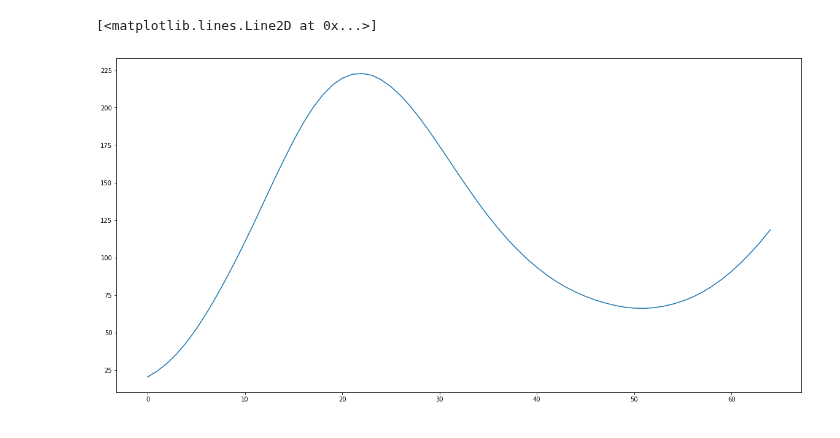
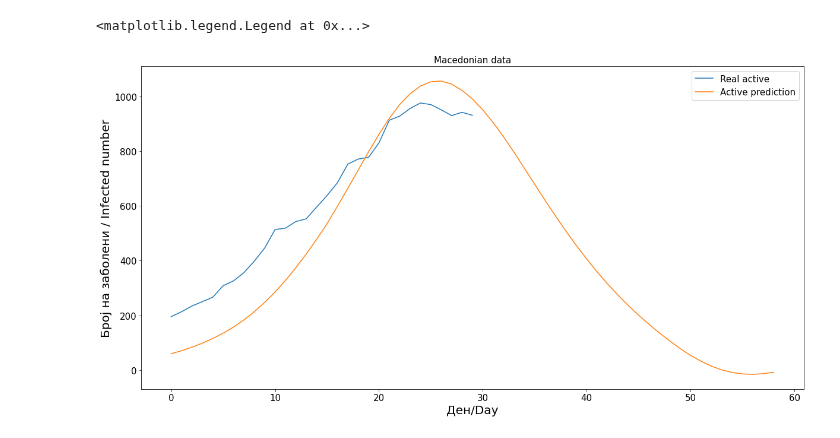
Before and after one commit to Sinisha12/ML_DL, a Jupyter notebook: corona/Corona_LSTM.ipynb, the cells around one changed output. Cells and saved outputs as stored; diff of their text form; code cells hidden in the pictures.

```diff
--- a/corona/Corona_LSTM.ipynb
+++ b/corona/Corona_LSTM.ipynb
@@ -94,9 +97,19 @@ for i in range(periods):
     current_batch = np.append(current_batch[:,1:,:],[[current_predict]] ,axis = 1)
 # %%
 forecast_predictions_mkd = full_scaler.inverse_transform(test_predictions)
-# %%
-plt.figure(figsize=(20,10))
-plt.plot(forecast_predictions_mkd, label = 'Active prediction')
-# %% [output]
-[<matplotlib.lines.Line2D at 0x...>]
-[figure, removed]
+# %%
+active = np.array(df_mkd['active'][-30:])
+# %%
+plt.figure(figsize=(20,10))
+plt.title('Macedonian data', fontsize=15)
+plt.plot(active, label = 'Real active')
+plt.plot(forecast_predictions_mkd, label = 'Active prediction')
+plt.xlabel("Ден/Day", fontsize=20)
+plt.ylabel("Активни потврдени вкупно /  Active confirmed cases total", fontsize=20)
+plt.ylabel("Број на заболени / Infected number", fontsize=20)
+plt.xticks(fontsize=15)
+plt.yticks(fontsize=15)
+plt.legend(fontsize=15)
+# %% [output]
+<matplotlib.legend.Legend at 0x...>
+[figure, added]
```
Also changed, not shown: parts of 10 cells of this notebook, 13 other files.
